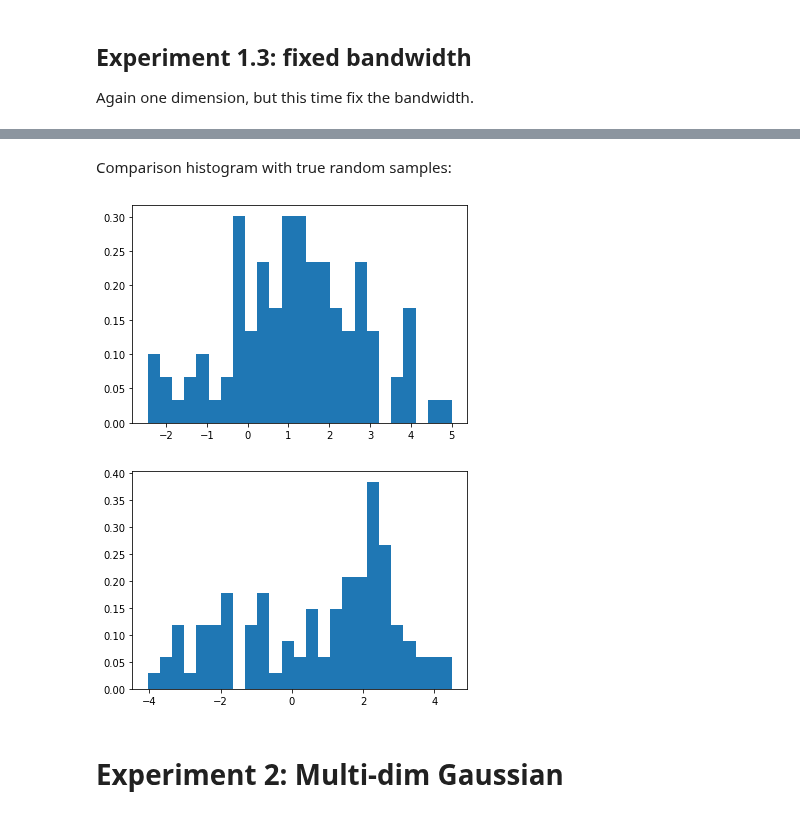
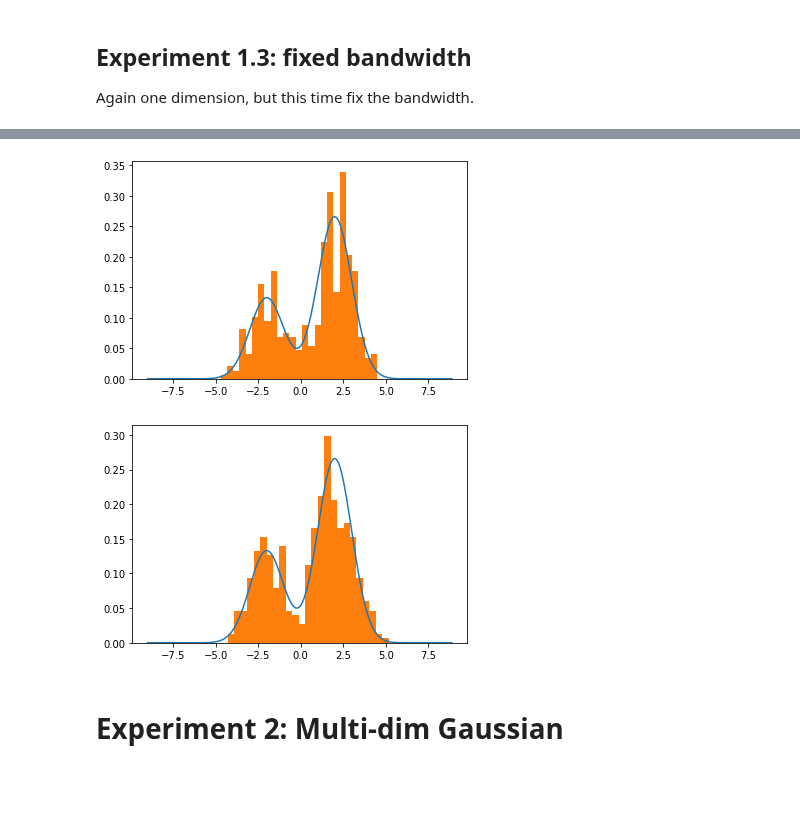
Before and after one commit to ratschlab/projects-2020-Neural-SVGD, a Jupyter notebook: Model.ipynb, the cells around one changed output, grey strips where cells are left out. Saved outputs shown, nothing was run; the diff lists cells and outputs as text; code cells hidden in the pictures; blank space fills up the shorter version.

```diff
--- a/Model.ipynb
+++ b/Model.ipynb
@@ -115,16 +94,18 @@ Again one dimension, but this time fix the bandwidth.
 dist13 = metrics.GaussianMixture([-2, 2], [1, 1], [1/3, 2/3])
 # %%
 # experiment:
-n = 100
+n = 400
 d = 1
 stepsize = 0.01
-L = 1000
+L = 300
 
-svgd_fix13 = SVGD(dist13, n_iter_max=L, adaptive_kernel=False, get_bandwidth=None, particle_dim=d)
+rkey = random.PRNGKey(0)
+
+svgd_fix13 = SVGD(dist13, n_iter_max=L, particle_shape=(n, d))
 # %%
-h = 25
+h = 1
 n_iter = L
-x0 = svgd_fix13.initialize(rkey, n)
+x0 = svgd_fix13.initialize(rkey)
 st = time.time()
 xout13, log13 = svgd_fix13.svgd(x0, stepsize, bandwidth=h, n_iter=n_iter)
 xout13.block_until_ready()
@@ -143,22 +122,22 @@ plot.svgd_log(log13)
-# %% [markdown]
-Comparison histogram with true random samples:
 # %%
+grid = np.arange(-9, 9, 0.1)
+
+_ = plt.plot(grid, vmap(dist13.pdf)(grid))
 _ = plt.hist(xout13[:, 0], density=True, bins=25)
 # %% [output]
-[figure, old version]
+[figure, new version]
 # %%
-ntest = 100
-
-rkey = random.split(rkey)[0]
+rkey = random.PRNGKey(0)
 rkeys = random.split(rkey)
-x1 = random.normal(rkeys[0], shape=(ntest // 3,1)) - 2
-x2 = random.normal(rkeys[1], shape=(ntest * 2 // 3,1)) + 2
+ntest = n
+x1 = random.normal(rkeys[0], shape=(ntest // 3, 1)) - 2
+x2 = random.normal(rkeys[1], shape=(ntest * 2 // 3, 1)) + 2
 xtest = np.concatenate([x1, x2])
 
-# xtest = random.normal(rkey, shape=(ntest, 1))
+_ = plt.plot(grid, vmap(dist13.pdf)(grid))
 _ = plt.hist(xtest[:, 0], density=True, bins=25)
 # %% [output]
-[figure, old version]
+[figure, new version]
 # %% [markdown]
 # Experiment 2: Multi-dim Gaussian
 # %% [markdown]
```
Also changed, not shown: parts of 38 cells of this notebook, 8 other files.
